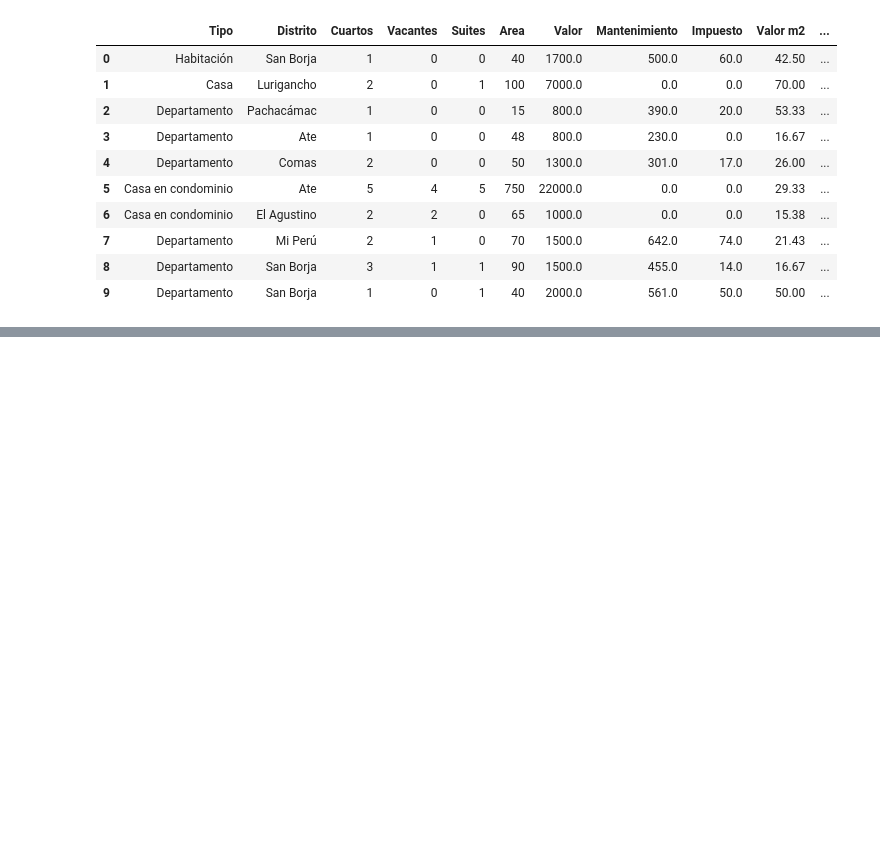
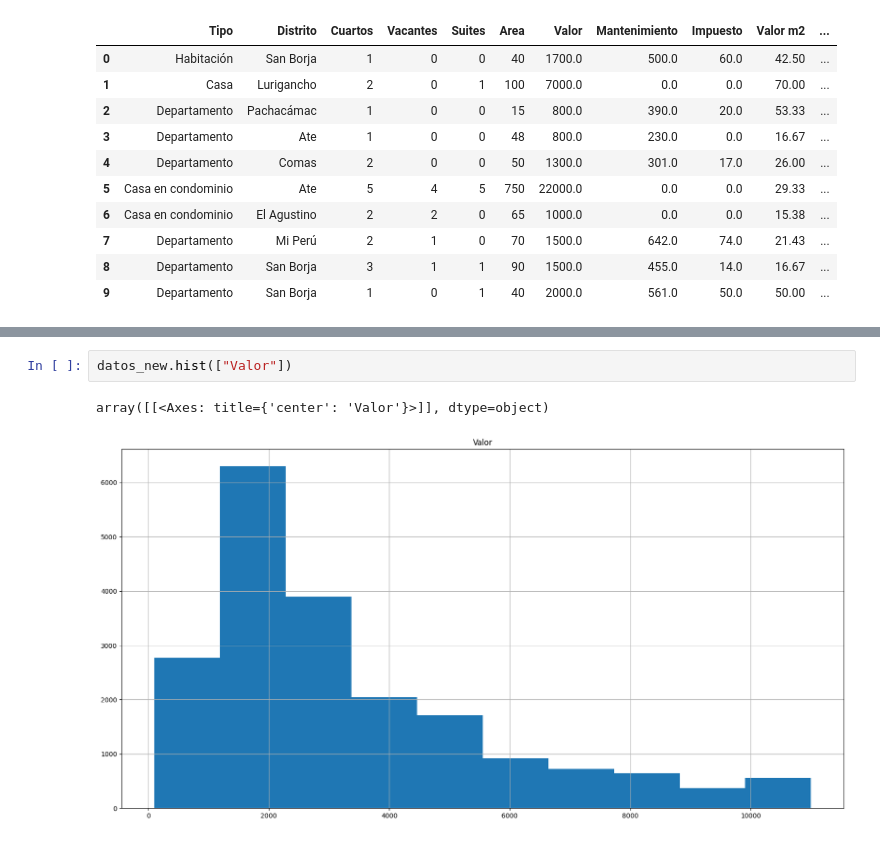
Before and after one commit to NikolayNB/DataAnalysis-Treatment, a Jupyter notebook: DataAnalysis&Treatment.ipynb, the cells around one changed output, grey strips where cells are left out. Saved outputs shown, nothing was run; the diff lists cells and outputs as text; blank space fills up the shorter version.

```diff
--- a/DataAnalysis&Treatment.ipynb
+++ b/DataAnalysis&Treatment.ipynb
@@ -1435,0 +1472,5 @@ datos.head(10)
+# %%
+datos_new.hist(["Valor"])
+# %% [output]
+array([[<Axes: title={'center': 'Valor'}>]], dtype=object)
+[figure, added]
```
Also changed, not shown: parts of 20 cells of this notebook.
